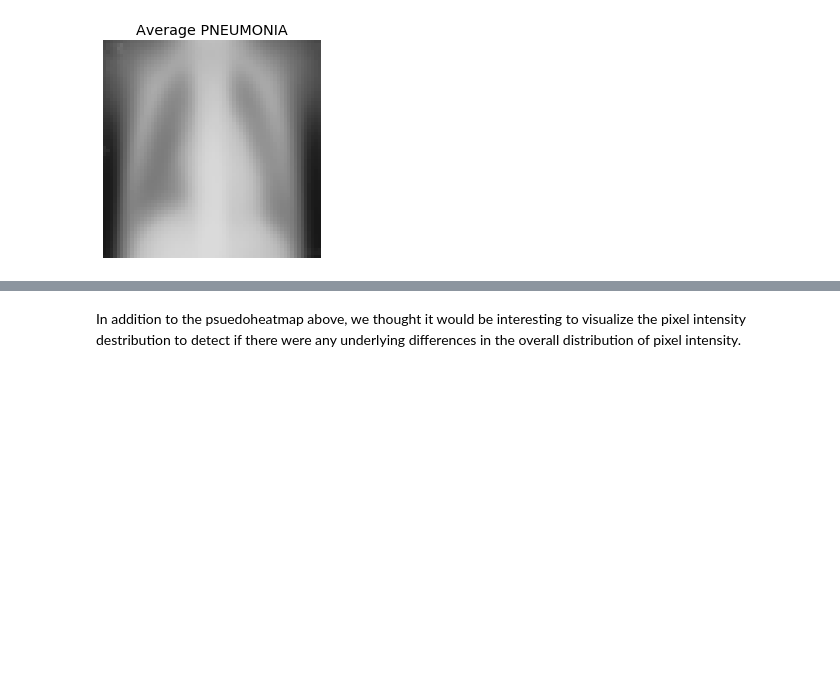
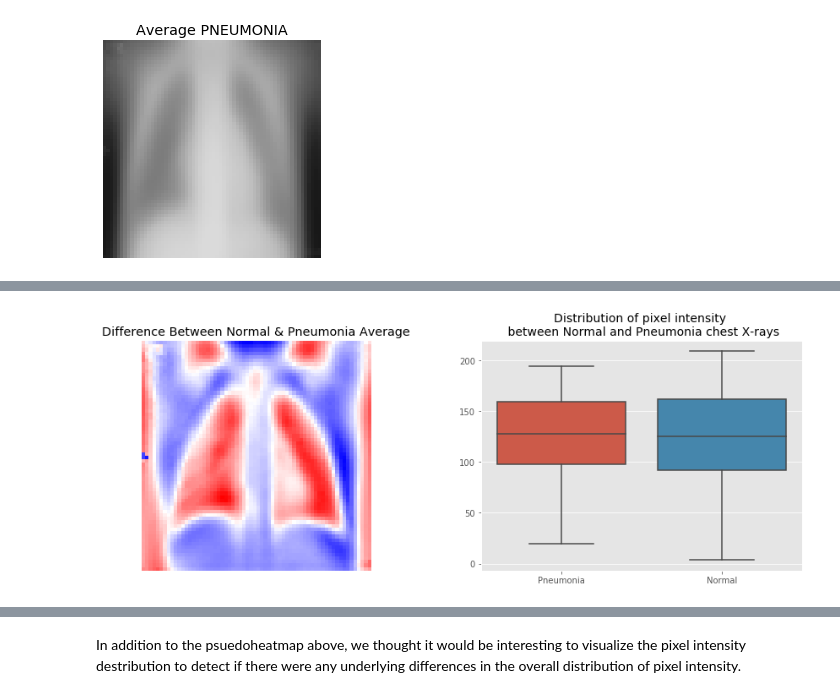
Before and after one commit to bagnine/Pnuemonia-image-classification, a Jupyter notebook: notebooks/EDA/imageEDA.ipynb, the cells around one changed output, grey strips where cells are left out. Saved outputs shown, nothing was run; the diff lists cells and outputs as text; code cells hidden in the pictures; blank space fills up the shorter version.

```diff
--- a/notebooks/EDA/imageEDA.ipynb
+++ b/notebooks/EDA/imageEDA.ipynb
@@ -122,3 +181,22 @@ plt.show()
+# %%
+contrast_mean = pneu_mean - norm_mean
+
+
+fig, ax = plt.subplots(nrows=1,ncols=2, figsize=(15, 5))
+
+ax[0].imshow(contrast_mean, cmap='bwr')
+ax[0].set_title(f'Difference Between Normal & Pneumonia Average')
+ax[0].axis('off')
+
+#
+sick_healthy = pd.DataFrame([(pnue_mean_arr),(norm_mean_arr)]).T
+sick_healthy.columns = ['Pneumonia', 'Normal']
+
+
+sns.boxplot(data=sick_healthy, ax=ax[1]);
+plt.title("Distribution of pixel intensity \n between Normal and Pneumonia chest X-rays", size=14);
+# %% [output]
+[figure, added]
 # %% [markdown]
 Pixels that are blue are closer to 0 and pixels that are red are closer 255. We calculated the difference by subtracting the healthy individual's average pixel value away from the the pneuomonia patients pixel value. Therefore, the more red a region is, the brighter the region was in sick patients than in healthy ones. The result was that the chest cavity, specifically the lungs of the patients were far brighter in the pneumonia patients than in healthy individuals.
 
```
Also changed, not shown: parts of 14 cells of this notebook, 3 other files.
